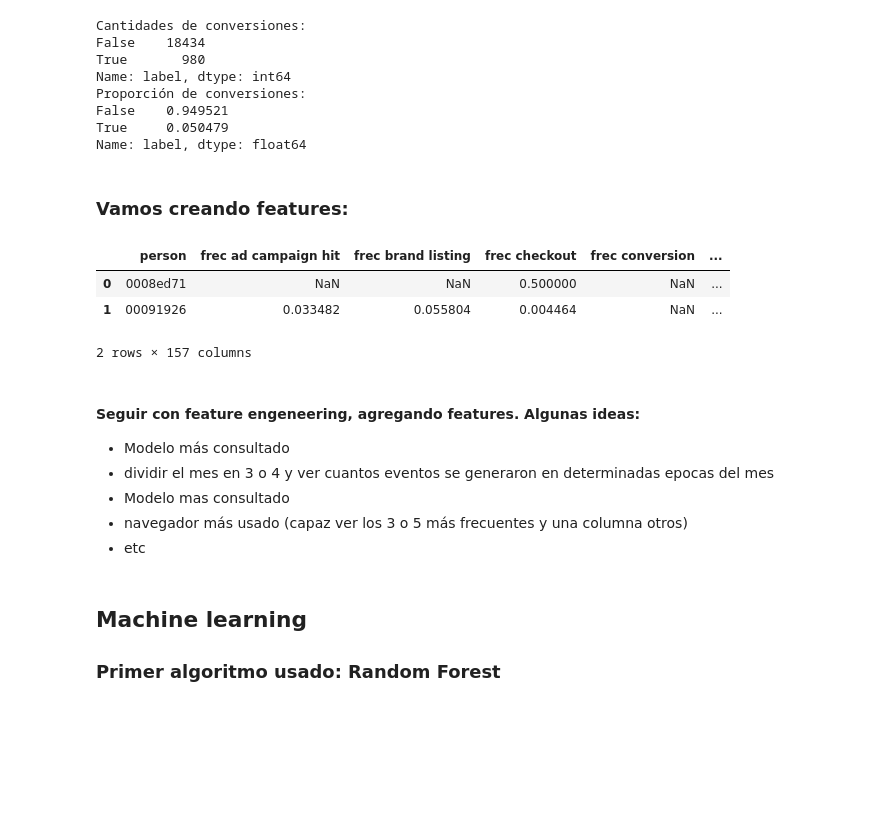
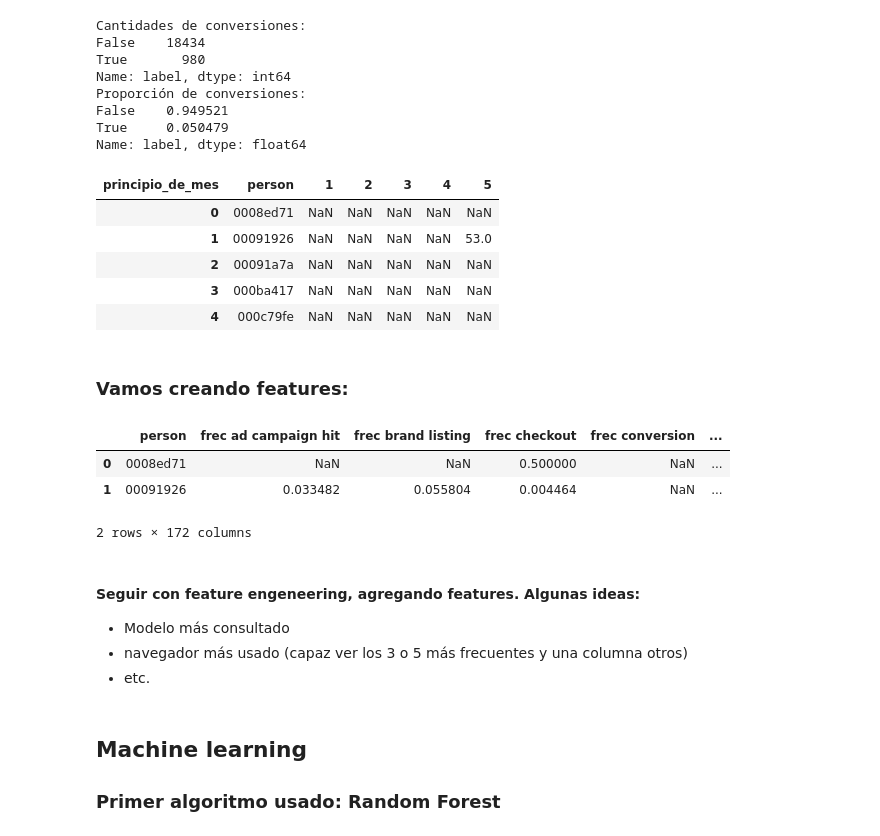
Before and after one commit to btusca/7506, a Jupyter notebook: TP2/Tp2.ipynb, the cells around one changed output. Saved outputs shown, nothing was run; the diff lists cells and outputs as text; code cells hidden in the pictures; blank space fills up the shorter version.

```diff
--- a/TP2/Tp2.ipynb
+++ b/TP2/Tp2.ipynb
@@ -89,6 +89,21 @@ eventos['weekday'] = eventos['timestamp'].dt.day_name()
 eventos['hour'] = eventos['timestamp'].dt.hour
 eventos['month'] = eventos['timestamp'].dt.month
 eventos['day'] = eventos['timestamp'].dt.day
+# %%
+#Creo períodos de tiempo donde ya asignamos a qué mes pertenecen
+eventos['principio_de_mes'] = ((eventos['day'] < 10) * eventos['month'])
+eventos['fin_de_mes'] = ((eventos['day'] > 20) * eventos['month'])
+eventos['mitad_de_mes'] = (((eventos['day'] > 10)  & (eventos['day'] < 21)) * eventos['month'])
+#eventos.loc[1:10,['principio_de_mes','mitad_de_mes','fin_de_mes']]
+# %%
+eventos.groupby('person')['principio_de_mes'].value_counts().unstack().reset_index().head().drop(0,axis=1)
+# %% [output]
+| principio_de_mes | person | 1 | 2 | 3 | 4 | 5 |
+| 0 | 0008ed71 | NaN | NaN | NaN | NaN | NaN |
+| 1 | 00091926 | NaN | NaN | NaN | NaN | 53.0 |
+| 2 | 00091a7a | NaN | NaN | NaN | NaN | NaN |
+| 3 | 000ba417 | NaN | NaN | NaN | NaN | NaN |
+| 4 | 000c79fe | NaN | NaN | NaN | NaN | NaN |
 # %% [markdown]
 ### Vamos creando features:
 # %%
@@ -143,7 +169,10 @@ features = features.merge(frecDispositivo, how='left', on='person')
 features = features.merge(frecColor, how='left', on='person')
 features = features.merge(frecCondicion, how='left', on='person')
 features = features.merge(frecDiaSemana, how='left', on='person')
-features = features.merge(frecNroDia, how='left', on='person')
+features = features.merge(totalPrincipioMes, how='left', on='person')
+features = features.merge(totalMitadMes, how='left', on='person')
+features = features.merge(totalFinMes, how='left', on='person')
+features = features.merge(frecNroDia, how='left', on='person') #Lo reemplazo por los períodos en los meses?
 features = features.merge(frecAlmacenamiento, how='left', on='person')
 
 features.head(2)
@@ -151,14 +180,12 @@ features.head(2)
 |  | person | frec ad campaign hit | frec brand listing | frec checkout | frec conversion | ... |
 | 0 | 0008ed71 | NaN | NaN | 0.500000 | NaN | ... |
 | 1 | 00091926 | 0.033482 | 0.055804 | 0.004464 | NaN | ... |
-2 rows × 157 columns
+2 rows × 172 columns
 # %% [markdown]
 #### Seguir con feature engeneering, agregando features. Algunas ideas:
 *    Modelo más consultado
-*    dividir el mes en 3 o 4 y ver cuantos eventos se generaron en determinadas epocas del mes
-*    Modelo mas consultado
 *    navegador más usado (capaz ver los 3 o 5 más frecuentes y una columna otros)
-*    etc
+*    etc.
 # %% [markdown]
 ## Machine learning
 ### Primer algoritmo usado: Random Forest
```
Also changed, not shown: parts of 28 cells of this notebook.
